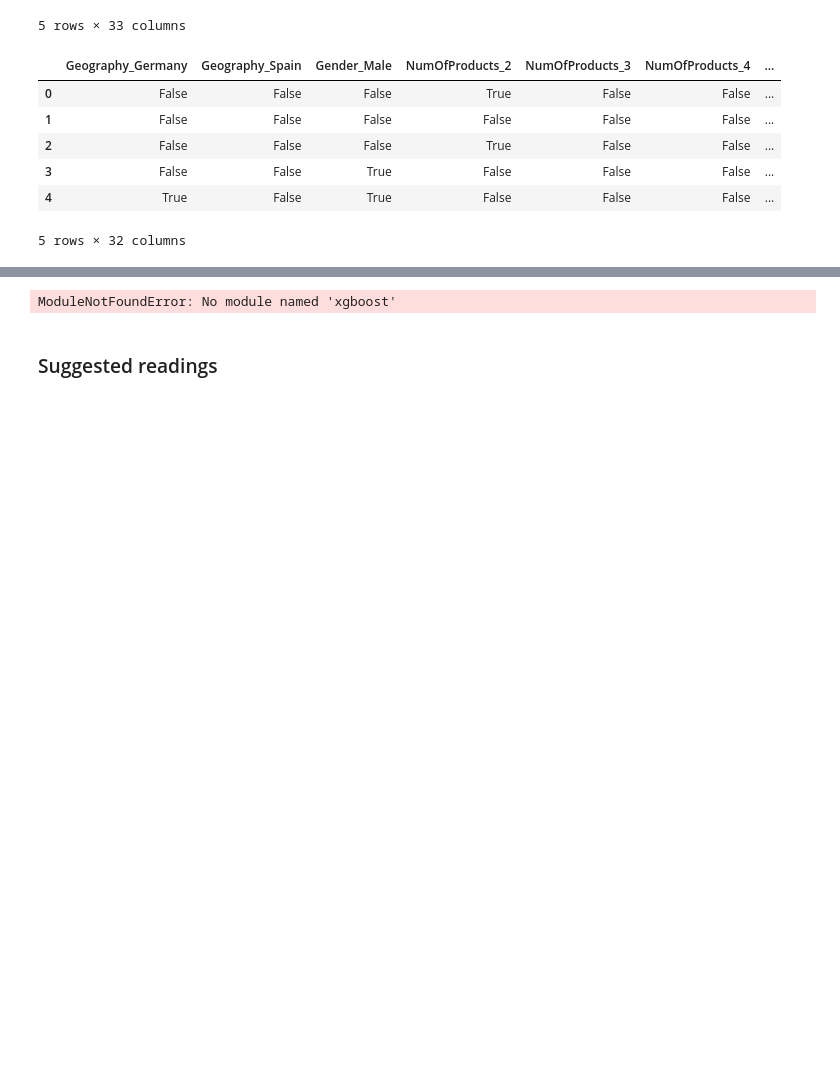
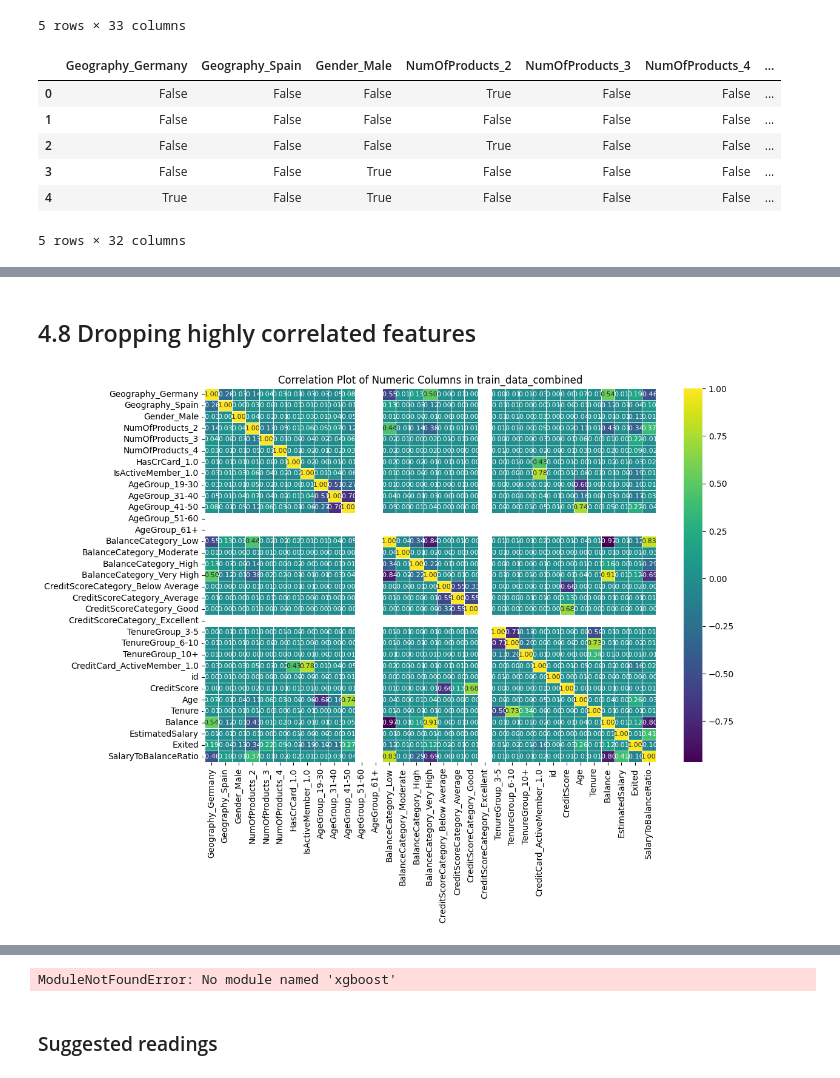
Before and after one commit to Kkhurana007/kaggle_python_practice, a Jupyter notebook: Data_processing_modelbuilding.ipynb, the cells around one changed output, grey strips where cells are left out. Drawn from its saved outputs; the diff is of its cells as text; code cells hidden in the pictures; blank space fills up the shorter version.

```diff
--- a/Data_processing_modelbuilding.ipynb
+++ b/Data_processing_modelbuilding.ipynb
@@ -265,0 +260,21 @@ Requirement already satisfied: scipy in c:\python312\lib\site-packages (from xgb
+# %% [markdown]
+## 4.8 Dropping highly correlated features
+# %%
+# add the 'Exited' column back to the scaled training data
+
+train_data_combined['Exited'] = train_data['Exited'].values
+# %%
+# select numeric columns
+numeric_cols = train_data_combined.select_dtypes(include=['number', 'bool'])
+
+# calculate the correlation matrix
+corr_matrix = numeric_cols.corr()
+
+# create a heatmap using Seaborn with smaller font size for annotations
+plt.figure(figsize=(12,8))
+sns.heatmap(corr_matrix, annot=True, cmap= 'viridis',
+            fmt= '.2f', linewidths=0.5, annot_kws= {'size':8})
+plt.title('Correlation Plot of Numeric Columns in train_data_combined')
+plt.show()
+# %% [output]
+[figure, added]
```
Also changed, not shown: parts of 7 cells of this notebook.
